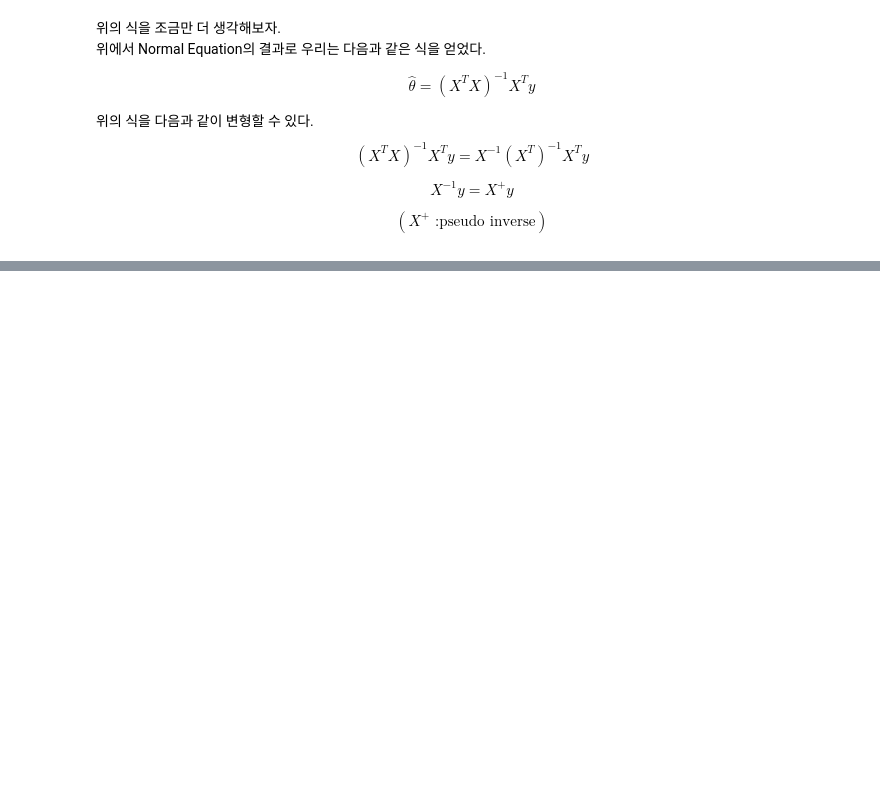
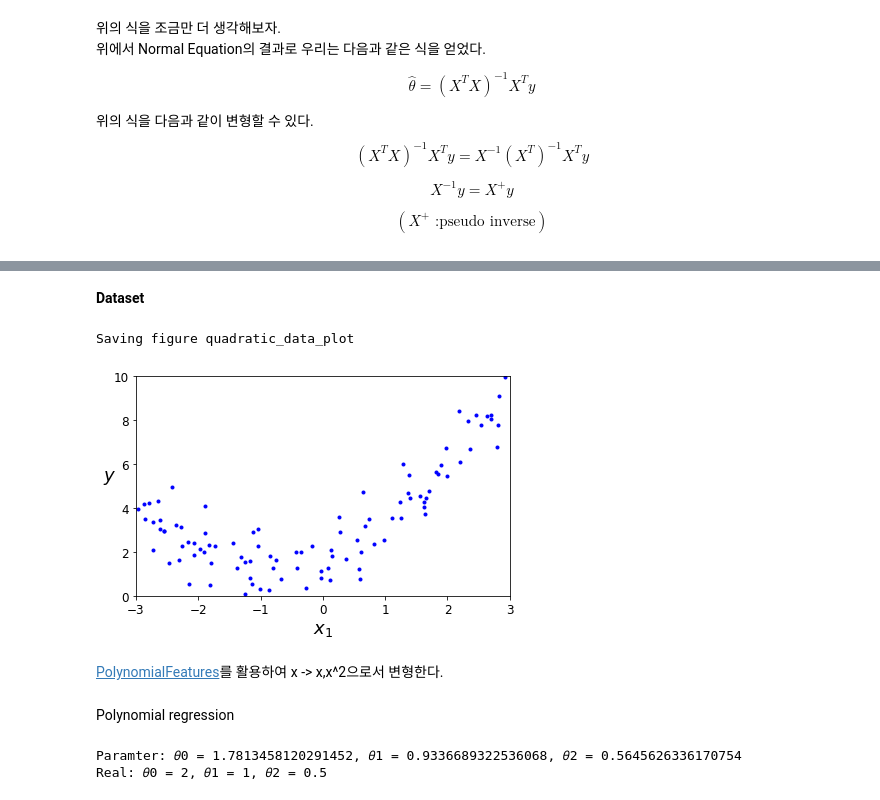
Before and after one commit to wjddyd66/HandsOn, a Jupyter notebook: Ch4.Training_Linear_Models.ipynb, the cells around one changed output, grey strips where cells are left out. Saved outputs shown, nothing was run; the diff lists cells and outputs as text; code cells hidden in the pictures; blank space fills up the shorter version.

```diff
--- a/Ch4.Training_Linear_Models.ipynb
+++ b/Ch4.Training_Linear_Models.ipynb
@@ -132,0 +355,23 @@ array([[3.86501051],
+# %% [markdown]
+**Dataset**
+# %%
+import numpy as np
+import numpy.random as rnd
+
+np.random.seed(42)
+
+m = 100
+X = 6 * np.random.rand(m, 1) - 3
+y = 0.5 * X**2 + X + 2 + np.random.randn(m, 1)
+
+plt.plot(X, y, "b.")
+plt.xlabel("$x_1$", fontsize=18)
+plt.ylabel("$y$", rotation=0, fontsize=18)
+plt.axis([-3, 3, 0, 10])
+save_fig("quadratic_data_plot")
+plt.show()
+# %% [output]
+Saving figure quadratic_data_plot
+[figure, added]
+# %% [markdown]
+<a href="https://scikit-learn.org/stable/modules/generated/sklearn.preprocessing.PolynomialFeatures.html">PolynomialFeatures</a>를 활용하여 x -> x,x^2으로서 변형한다.
@@ -132,0 +382,12 @@ array([[3.86501051],
+# %% [markdown]
+Polynomial regression
+# %%
+lin_reg = LinearRegression()
+lin_reg.fit(X_poly, y)
+lin_reg.intercept_, lin_reg.coef_
+
+print('Paramter: 𝜃0 = {}, 𝜃1 = {}, 𝜃2 = {}'.format(lin_reg.intercept_[0], lin_reg.coef_[:,0][0], lin_reg.coef_[:,1][0]))
+print('Real: 𝜃0 = {}, 𝜃1 = {}, 𝜃2 = {}'.format(2, 1, 0.5))
+# %% [output]
+Paramter: 𝜃0 = 1.7813458120291452, 𝜃1 = 0.9336689322536068, 𝜃2 = 0.5645626336170754
+Real: 𝜃0 = 2, 𝜃1 = 1, 𝜃2 = 0.5
```
Also changed, not shown: parts of 60 cells of this notebook, 55 other files.
